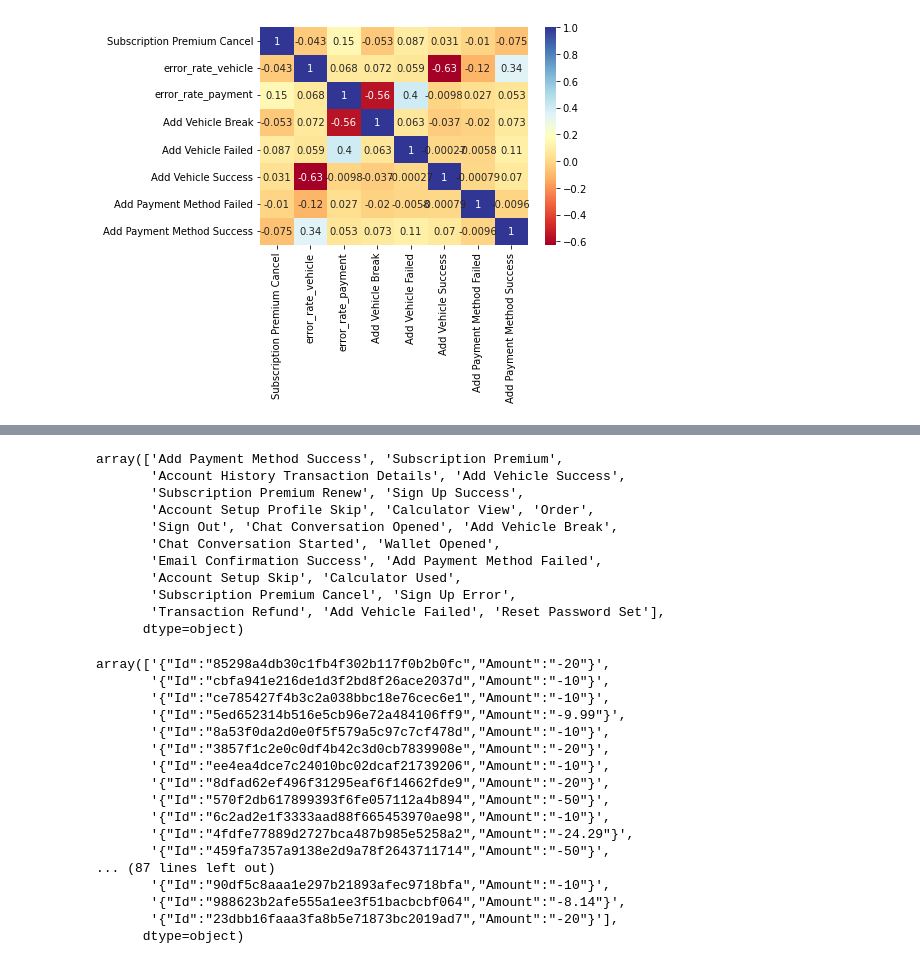
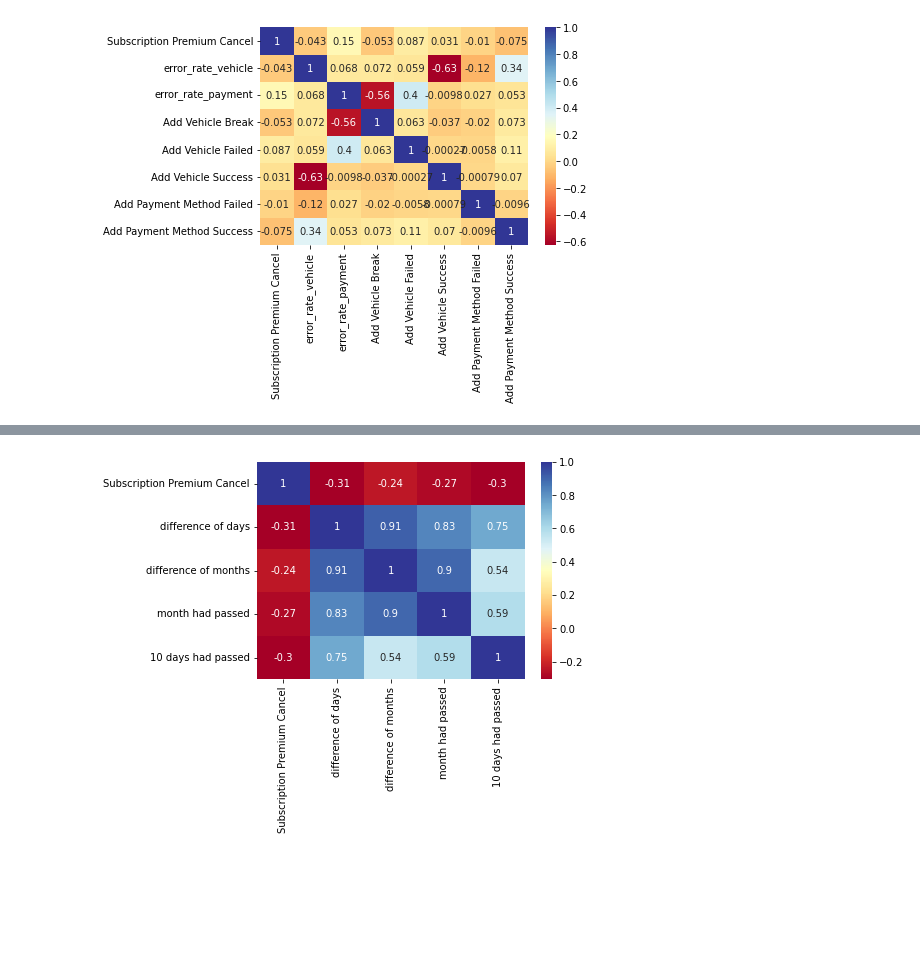
Before and after one commit to ZheZheDoshka/int20h_cryptomonks, a Jupyter notebook: preprocessing.ipynb, the cells around one changed output, grey strips where cells are left out. Drawn from its saved outputs; the diff is of its cells as text; code cells hidden in the pictures; blank space fills up the shorter version.

Commit message:
checked dates corelation

```diff
--- a/preprocessing.ipynb
+++ b/preprocessing.ipynb
@@ -324,5 +332,22 @@ df_feature_per_state2['Events Encoding'] = df_feature_by_state2.apply(event_enco
+# %%
+def last_event_activity(row):
+    if row[event] == 1:
+        df_t = (df2[(df2['userid']==row['userid'])&(df2['event_name'] == event)]["event_created_date"])
+        if(len(df_t)>0):
+            return max(df_t)
+        else: return last_activity_date
+    else:
+        return last_activity_date
 # %%
-['Add Vehicle Break', 'Transaction Refund']
-df_refund = copy.deepcopy(df)
-df_refund = remove_excess_events(df_refund)
-df_refund = df_refund.drop(["user_state", "event_platform","device_manufacture", "device_model"], axis=1)
+tv = ['Order', 'Subscription Premium Cancel']
+df_orders = copy.deepcopy(df)
+#df_orders = remove_excess_events(df_orders, tv)
+df_orders = df_orders.drop(["user_state", "event_platform","device_manufacture", "device_model"], axis=1)
+
+event = 'Order'
+df_temp = df[df["event_name"] == event]
+event_list = df_temp["userid"].unique()
+
+df_orders[event] = df_orders.apply(event_occured_per_user, axis=1)
+df2 = copy.deepcopy(df_orders)
+df_orders = df_orders.drop_duplicates(subset = ["userid"])
@@ -328,0 +385,14 @@ df_refund = df_refund.drop(["user_state", "event_platform","device_manufacture",
+# %%
+for ev in tv:
+    event = ev
+    df_orders["last date "+event] = df_orders.apply(last_event_activity, axis=1)
+
+df_orders = df_orders[df_orders['Order'] == 1] #!!!!
+
+df_orders["difference of days"] = df_orders.apply(order_difference_d, axis=1)
+df_orders["difference of months"] = df_orders.apply(order_difference_m, axis=1)
+df_orders["month had passed"] = df_orders.apply(order_difference_more_than_month, axis=1)
+df_orders["10 days had passed"] = df_orders.apply(order_difference_more_than_10_days, axis=1)
+# %%
+df_orders = df_orders.drop(['userid', 'last date Order', 'last date Subscription Premium Cancel', 'event_name', 'event_attributes','event_created_date', 'Order'], axis = 1)
+df_orders
@@ -328,0 +413,5 @@ df_refund = df_refund.drop(["user_state", "event_platform","device_manufacture",
+# %%
+dataplot = sns.heatmap(df_orders.corr(), cmap="RdYlBu", annot=True)
+plt.show()
+# %% [output]
+[figure, added]
@@ -329,35 +420,5 @@ df_refund = df_refund.drop(["user_state", "event_platform","device_manufacture",
 # %%
-df["event_name"].unique()
+#last_activity_date = df_orders.groupby('userid').tail(1).drop(["event_name", "event_attributes"], axis = 1)
-# %% [output]
-array(['Add Payment Method Success', 'Subscription Premium',
-       'Account History Transaction Details', 'Add Vehicle Success',
-       'Subscription Premium Renew', 'Sign Up Success',
-       'Account Setup Profile Skip', 'Calculator View', 'Order',
-       'Sign Out', 'Chat Conversation Opened', 'Add Vehicle Break',
-       'Chat Conversation Started', 'Wallet Opened',
-       'Email Confirmation Success', 'Add Payment Method Failed',
-       'Account Setup Skip', 'Calculator Used',
-       'Subscription Premium Cancel', 'Sign Up Error',
-       'Transaction Refund', 'Add Vehicle Failed', 'Reset Password Set'],
-      dtype=object)
 # %%
 
-df[df["event_name"] == 'Transaction Refund']["event_attributes"].unique()
+#df[df["event_name"] == 'Transaction Refund']["event_attributes"].unique()
-# %% [output]
-array(['{"Id":"85298a4db30c1fb4f302b117f0b2b0fc","Amount":"-20"}',
-       '{"Id":"cbfa941e216de1d3f2bd8f26ace2037d","Amount":"-10"}',
-       '{"Id":"ce785427f4b3c2a038bbc18e76cec6e1","Amount":"-10"}',
-       '{"Id":"5ed652314b516e5cb96e72a484106ff9","Amount":"-9.99"}',
-       '{"Id":"8a53f0da2d0e0f5f579a5c97c7cf478d","Amount":"-10"}',
-       '{"Id":"3857f1c2e0c0df4b42c3d0cb7839908e","Amount":"-20"}',
-       '{"Id":"ee4ea4dce7c24010bc02dcaf21739206","Amount":"-10"}',
-       '{"Id":"8dfad62ef496f31295eaf6f14662fde9","Amount":"-20"}',
-       '{"Id":"570f2db617899393f6fe057112a4b894","Amount":"-50"}',
-       '{"Id":"6c2ad2e1f3333aad88f665453970ae98","Amount":"-10"}',
-       '{"Id":"4fdfe77889d2727bca487b985e5258a2","Amount":"-24.29"}',
-       '{"Id":"459fa7357a9138e2d9a78f2643711714","Amount":"-50"}',
-... (87 lines left out)
-       '{"Id":"90df5c8aaa1e297b21893afec9718bfa","Amount":"-10"}',
-       '{"Id":"988623b2afe555a1ee3f51bacbcbf064","Amount":"-8.14"}',
-       '{"Id":"23dbb16faaa3fa8b5e71873bc2019ad7","Amount":"-20"}'],
-      dtype=object)
```
Also changed, not shown: parts of 39 cells of this notebook, 2 other files.
